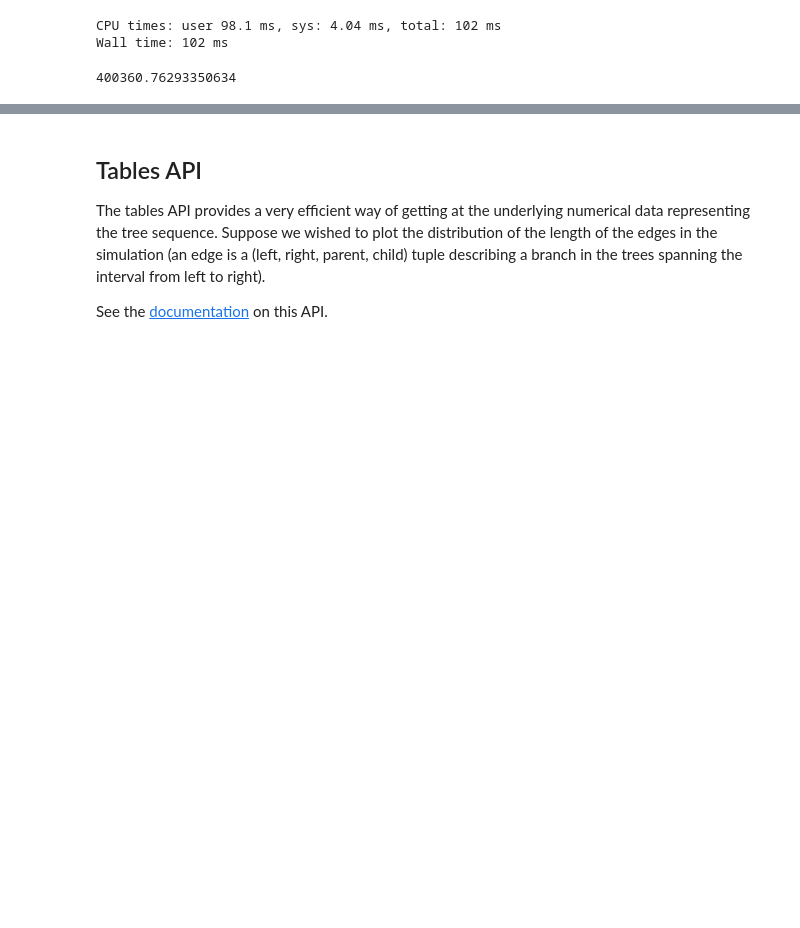
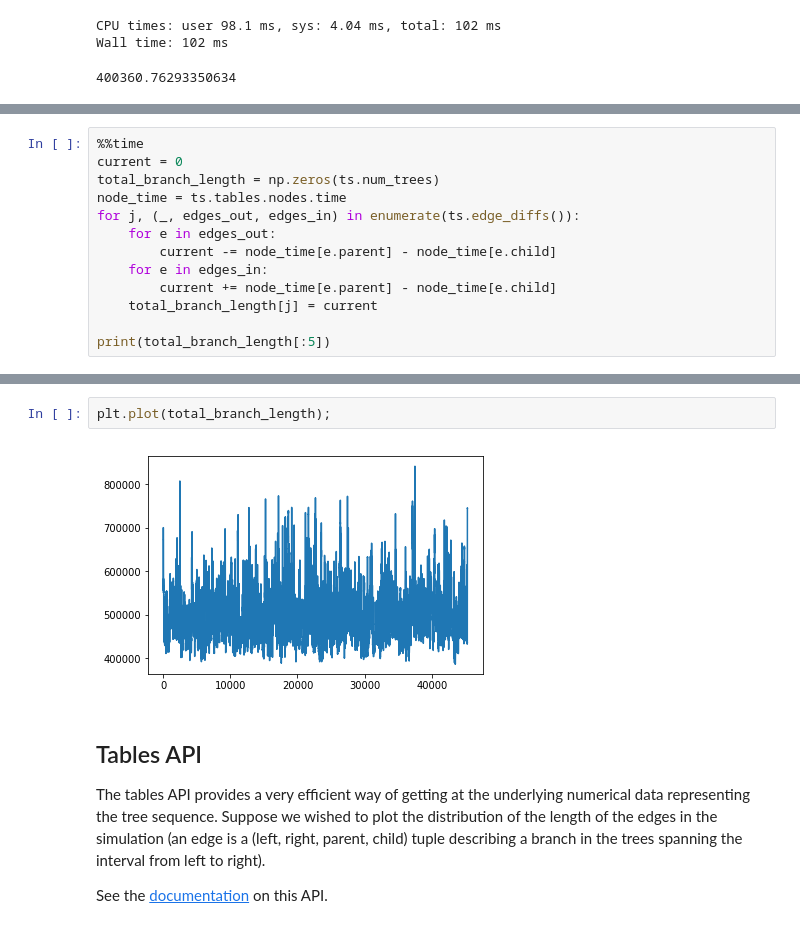
Before and after one commit to mcveanlab/tskit-workshop, a Jupyter notebook: ts_workshop_part2.ipynb, the cells around one changed output, grey strips where cells are left out. Cells and saved outputs as stored; diff of their text form; blank space fills up the shorter version.

```diff
--- a/ts_workshop_part2.ipynb
+++ b/ts_workshop_part2.ipynb
@@ -567,0 +594,13 @@ Wall time: 102 ms
+# %%
+%%time
+current = 0
+total_branch_length = np.zeros(ts.num_trees)
+node_time = ts.tables.nodes.time
+for j, (_, edges_out, edges_in) in enumerate(ts.edge_diffs()):
+    for e in edges_out:
+        current -= node_time[e.parent] - node_time[e.child]
+    for e in edges_in:
+        current += node_time[e.parent] - node_time[e.child]
+    total_branch_length[j] = current
+
+print(total_branch_length[:5])
@@ -568,3 +612,7 @@ Wall time: 102 ms
+# %%
+plt.plot(total_branch_length);
+# %% [output]
+[figure, added]
 # %% [markdown]
 ## Tables API
 
```
Also changed, not shown: parts of 11 cells of this notebook.
